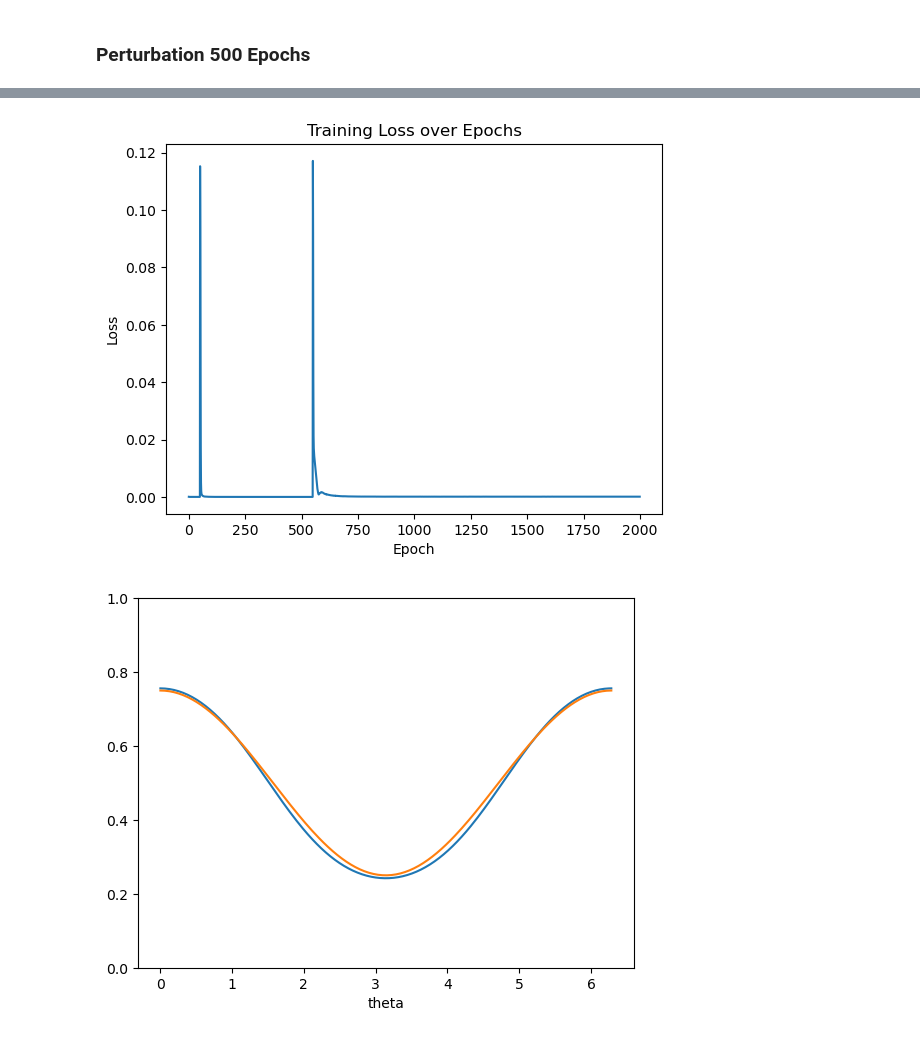
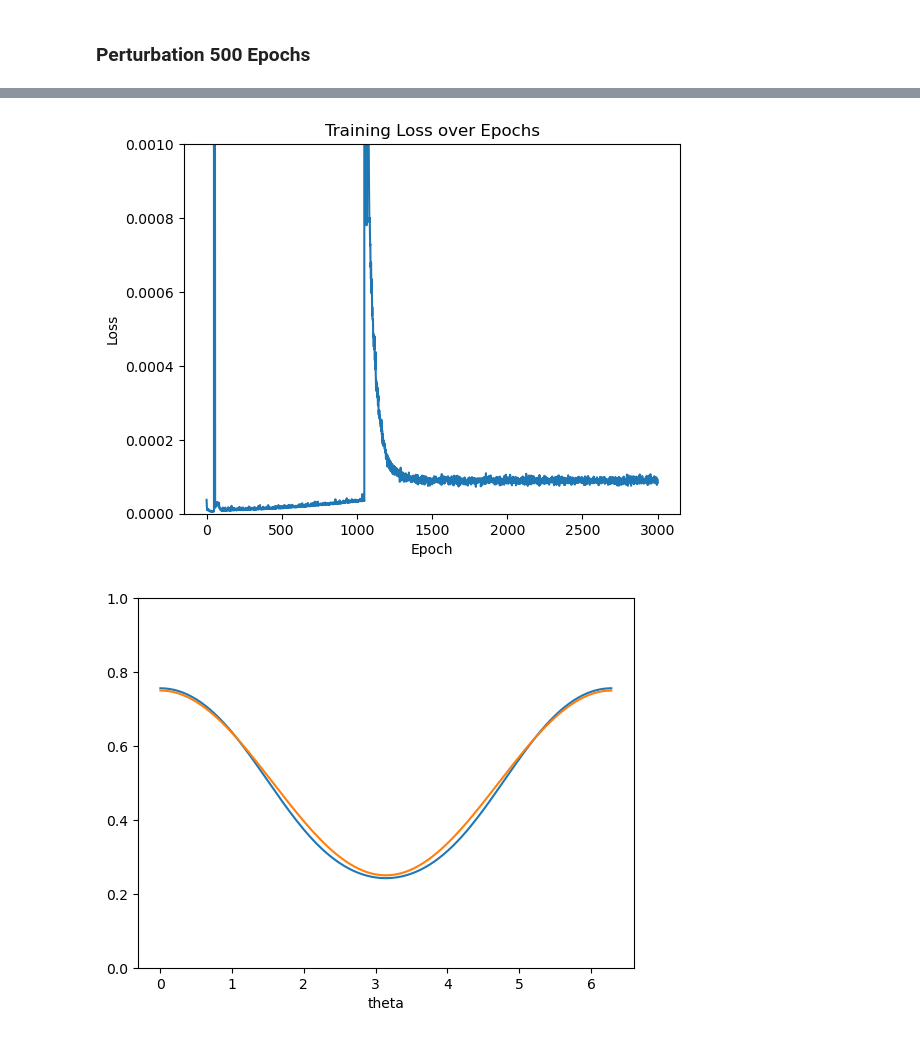
Before and after one commit to BeiGeJin/FBRNN, a Jupyter notebook: baseline_abb05/anaylsis_abb05_perturb.ipynb, the cells around one changed output, grey strips where cells are left out. Saved outputs shown, nothing was run; the diff lists cells and outputs as text; code cells hidden in the pictures.

```diff
--- a/baseline_abb05/anaylsis_abb05_perturb.ipynb
+++ b/baseline_abb05/anaylsis_abb05_perturb.ipynb
@@ -96,6 +96,7 @@ ys = torch.cos(xs)/4 + 0.5
 # %% [markdown]
 ### The Function for Perturbation Analysis
 # %%
+# define the simulator
 class PerturbNetwork():
 
     def __init__(self, model_rep, simu_epochs=1500, perturb_start=50, perturb_last=500, perturb_amp=0.1, only_backprop_epoch=10,
@@ -106,6 +107,7 @@ class PerturbNetwork():
         self.perturb_last = perturb_last
         self.perturb_amp = perturb_amp
         self.only_backprop_epoch = only_backprop_epoch
+        self.bound_start_epoch = 20
         self.backprop_lr = backprop_lr
         self.hebbian_lr = hebbian_lr
         self.hebb_alpha = hebb_alpha
@@ -120,10 +122,10 @@ class PerturbNetwork():
         self.init_shift = model_rep.shift.detach().numpy()
         self.init_weight = model_rep.weights.detach().numpy()
 
-    def simulate(self, ndata=200):
+    def simulate(self, ndata=200, seed=0):
         # set seed
-        np.random.seed(42)
-        torch.manual_seed(42)
+        np.random.seed(seed)
+        torch.manual_seed(seed)
 
         # data prep
         xs = torch.linspace(0, 2 * torch.pi, ndata)
@@ -131,9 +133,11 @@ class PerturbNetwork():
 
         # define noise
         W = np.eye(self.input_size) * 0.001
-        x_noises = (np.random.multivariate_normal(mean=np.zeros(self.input_size), cov=W, size=self.simu_epochs)).T * 0
+        x_noises = (np.random.multivariate_normal(mean=np.zeros(self.input_size), cov=W, size=self.simu_epochs)).T
         x_noises = torch.tensor(x_noises, dtype=torch.float32)
         x_noises[:,self.perturb_start:self.perturb_start+self.perturb_last] += self.perturb_amp
+        x_noises[:,0:self.perturb_start] *= 0
+        x_noises[:,self.perturb_start+self.perturb_last:] *= 0
 
         # flags
         has_backprop = True  # always true
@@ -185,6 +189,7 @@ class PerturbNetwork():
             #     has_boundary = True
             #     print("perturb boundary created!!!")
             if not has_perturb and epoch > self.perturb_start + self.perturb_last + self.only_backprop_epoch and last_epoch_loss < 0.001 and has_boundary == False:
+            # if not has_perturb and epoch > self.perturb_start + self.perturb_last + self.bound_start_epoch and has_boundary == False:
                 gain_ub = np.maximum(self.init_gain, self.theo_gain)
                 gain_lb = np.minimum(self.init_gain, self.theo_gain)
                 shift_ub = np.maximum(self.init_shift, self.theo_shift)
@@ -202,7 +207,7 @@ class PerturbNetwork():
                 model = SimpleNeuralNetwork(self.input_size, self.init_gain, self.init_shift, self.init_weight)
                 # forward
                 inpu_ipl = model.gaussian_rf(x)
-                actv_ipl = model.activation_func(model.gain * (inpu_ipl - model.shift)) + (x_noises[:, epoch]).reshape(-1, 1)
+                actv_ipl = model.activation_func(model.gain * (inpu_ipl - model.shift) + (x_noises[:, epoch]).reshape(-1, 1))
                 model.input_activation = actv_ipl.clone()
                 inpu_opl = torch.matmul(model.weights, actv_ipl)
                 actv_opl = model.activation_func(model.gainout * (inpu_opl - model.shiftout))
@@ -212,6 +217,8 @@ class PerturbNetwork():
                 loss_func = nn.MSELoss()
                 loss = 0.5 * loss_func(output, y)
                 epoch_loss += loss
+                # if has_perturb and x == 0:
+                #     print(x, inpu_opl, actv_opl)
 
                 # backprop for gains and shifts
                 if has_backprop:
@@ -252,7 +259,7 @@ class PerturbNetwork():
 
             # print losses
             epoch_loss /= ndata
-            if epoch % 10 == 0:
+            if epoch % 50 == 0:
                 print(f"Epoch: {epoch}, Loss: {epoch_loss}")
 
             # record
@@ -265,6 +272,6 @@ class PerturbNetwork():
 # %% [markdown]
 ### Perturbation 500 Epochs
 # %%
-simulator = PerturbNetwork(model_rep, simu_epochs=2000, only_backprop_epoch=0)
-simu_losses, weight_sums, gain_changes, shift_changes, model = simulator.simulate(ndata=200)
+simulator = PerturbNetwork(model_rep, simu_epochs=3000, perturb_last=1000, only_backprop_epoch=0, perturb_amp=1)
+simu_losses, weight_sums, gain_changes, shift_changes, model = simulator.simulate(ndata=200, seed=0)
 # %% [output]
@@ -441,14 +448,14 @@ Epoch: 1990, Loss: 8.426143904216588e-05
 # %%
 # Plotting the loss
 plt.plot(range(len(simu_losses)), simu_losses)
 plt.xlabel('Epoch')
 plt.ylabel('Loss')
-# plt.ylim([0,0.01])
+plt.ylim([0,0.001])
 plt.title('Training Loss over Epochs')
 # plt.savefig('abb05_loss.png')
 plt.show()
 # %% [output]
-[figure, old version]
+[figure, new version]
 # %%
 # input and target
 ndata = 200
```
Also changed, not shown: parts of 16 cells of this notebook, 41 other files.
